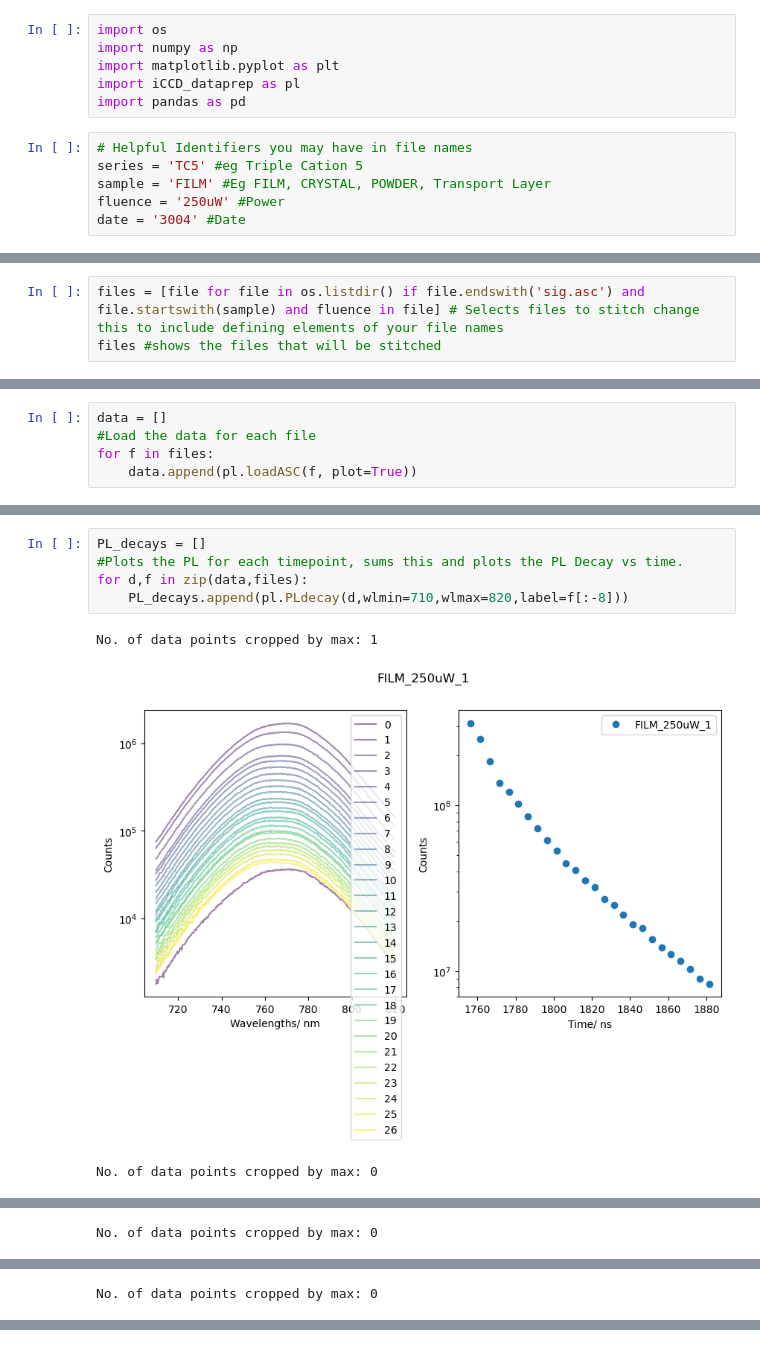
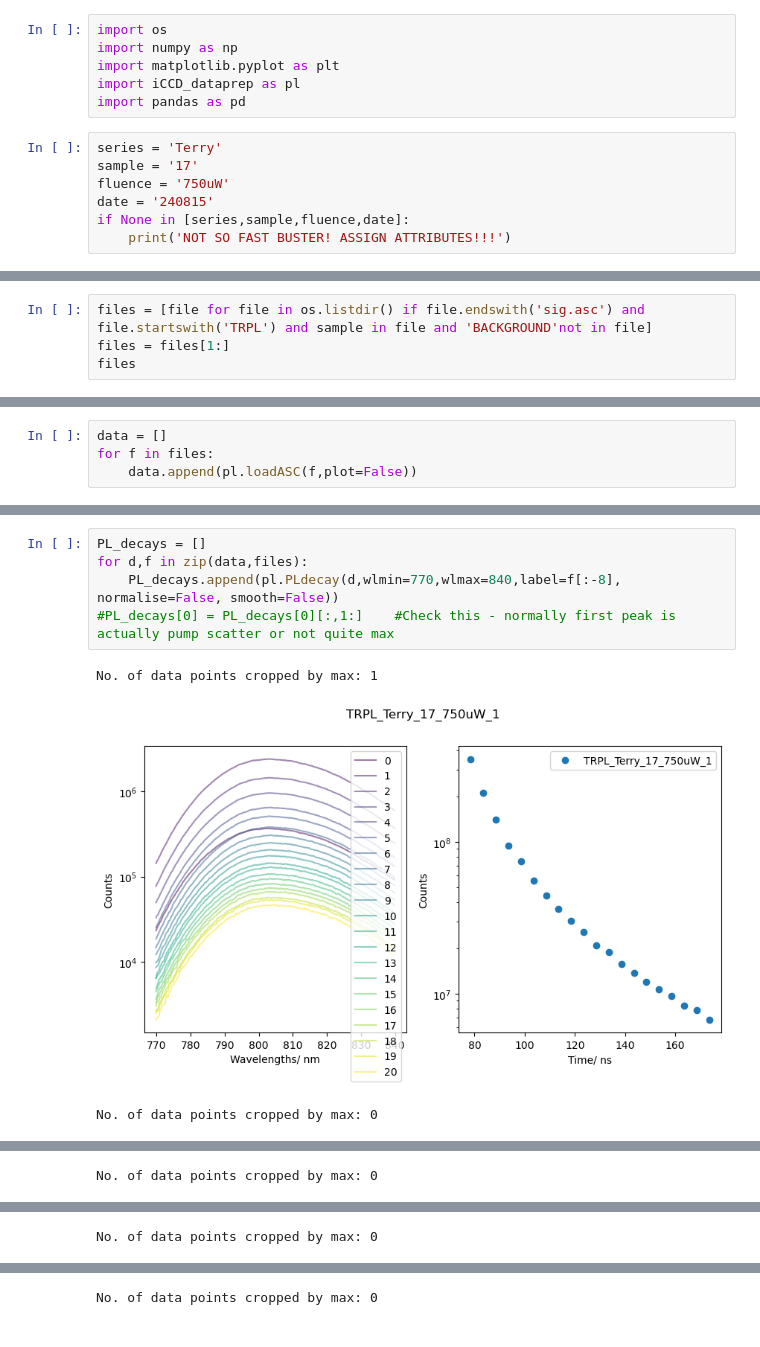
Before and after one commit to BLewis97/Other-Bits, a Jupyter notebook: iCCD_DataPrep_Template.ipynb, the cells around one changed output, grey strips where cells are left out. Saved outputs shown, nothing was run; the diff lists cells and outputs as text.

```diff
--- a/iCCD_DataPrep_Template.ipynb
+++ b/iCCD_DataPrep_Template.ipynb
@@ -7,9 +7,10 @@ import matplotlib.pyplot as plt
 import iCCD_dataprep as pl
 import pandas as pd
 # %%
-# Helpful Identifiers you may have in file names
-series = 'TC5' #eg Triple Cation 5
-sample = 'FILM' #Eg FILM, CRYSTAL, POWDER, Transport Layer
-fluence = '250uW' #Power
-date = '3004' #Date
+series = 'Terry'
+sample = '17'
+fluence = '750uW'
+date = '240815'
+if None in [series,sample,fluence,date]:
+    print('NOT SO FAST BUSTER! ASSIGN ATTRIBUTES!!!')
 # %%
@@ -50,4 +52,5 @@ print(tdf)
 # %%
-files = [file for file in os.listdir() if file.endswith('sig.asc') and file.startswith(sample) and fluence in file] # Selects files to stitch change this to include defining elements of your file names
-files #shows the files that will be stitched
+files = [file for file in os.listdir() if file.endswith('sig.asc') and file.startswith('TRPL') and sample in file and 'BACKGROUND'not in file]
+files = files[1:]
+files
 # %% [output]
@@ -58,7 +62,6 @@ files #shows the files that will be stitched
 # %%
 data = []
-#Load the data for each file
 for f in files:
-    data.append(pl.loadASC(f, plot=True))
+    data.append(pl.loadASC(f,plot=False))
 # %% [output]
 ------------------------------------------------
@@ -120,9 +84,9 @@ Times: [2760. 2880. 3000. 3120. 3240. 3360. 3480. 3600. 3720. 3840.]
 # %%
 PL_decays = []
-#Plots the PL for each timepoint, sums this and plots the PL Decay vs time.
 for d,f in zip(data,files):
-    PL_decays.append(pl.PLdecay(d,wlmin=710,wlmax=820,label=f[:-8]))
+    PL_decays.append(pl.PLdecay(d,wlmin=770,wlmax=840,label=f[:-8], normalise=False, smooth=False))
+#PL_decays[0] = PL_decays[0][:,1:]    #Check this - normally first peak is actually pump scatter or not quite max
 # %% [output]
 No. of data points cropped by max: 1
-[figure, old version]
+[figure, new version]
 No. of data points cropped by max: 0
@@ -133,0 +98 @@ No. of data points cropped by max: 0
+No. of data points cropped by max: 0
```
Also changed, not shown: parts of 12 cells of this notebook, 1 other file.
